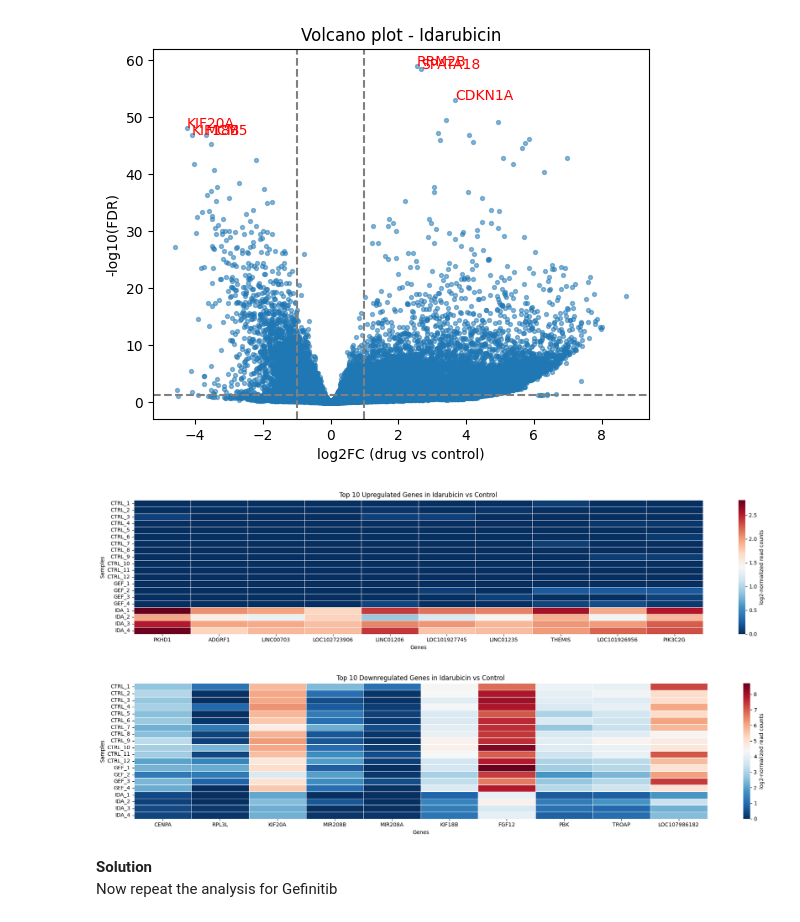
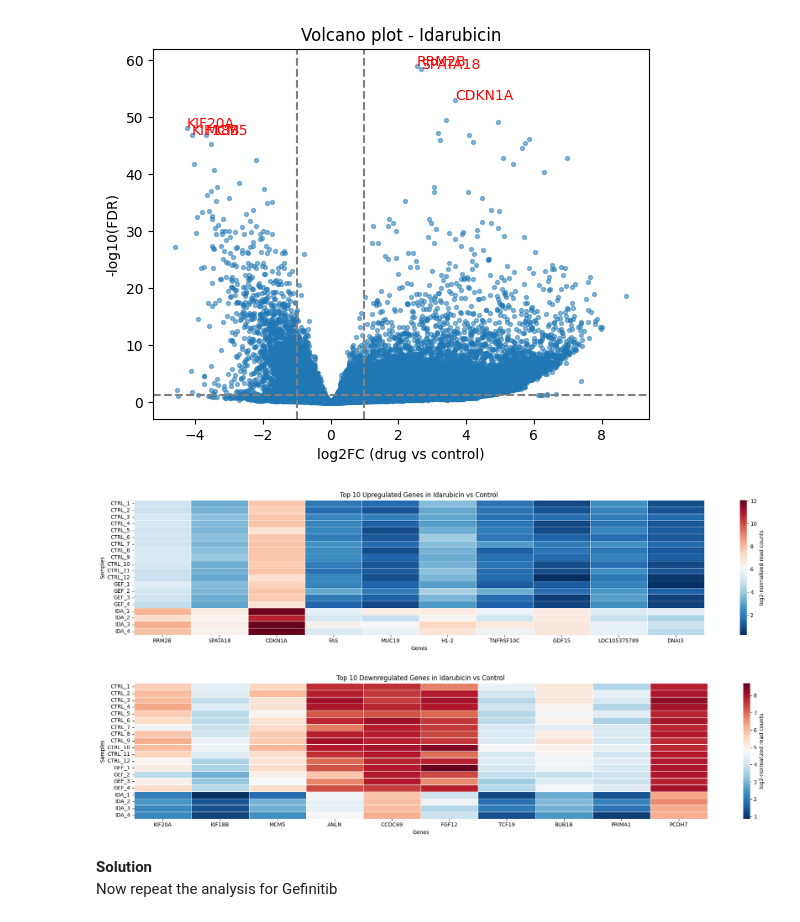
Before and after one commit to LACDR-CDS/SCDR_RNAseq, a Jupyter notebook: Session3and4/group3_solution.ipynb, the cells around one changed output. Drawn from its saved outputs; the diff is of its cells as text; code cells hidden in the pictures.

```diff
--- a/Session3and4/group3_solution.ipynb
+++ b/Session3and4/group3_solution.ipynb
@@ -357,26 +356,25 @@ plt.show()
 # %% [output]
 [figure]
 # %%
-gene_list = upregulated_genes_ida.sort_values(by="log2FoldChange", ascending=False).head(10).index
-
+gene_list = results_df_ida[results_df_ida.log2FoldChange > 1].nsmallest(10, "padj").index
 
 subset = log_transformed_counts.loc[log_transformed_counts.index.intersection(gene_list)].T
 subset = subset[gene_list]
 
 plt.figure(figsize=(len(subset), 4.5))
 
 sns.heatmap(subset, cmap="RdBu_r", linecolor = "white", linewidth = 0.5, cbar_kws={"label": "log2-normalized read counts"}
 )
 plt.title("Top 10 Upregulated Genes in Idarubicin vs Control")
 plt.xlabel("Genes")
 plt.ylabel("Samples")
 plt.tight_layout()
 plt.savefig("plots/heatmap_session2.png", dpi = 200)
 plt.show()
 # %% [output]
-[figure, old version]
+[figure, new version]
 # %%
-gene_list = downregulated_genes_ida.sort_values(by="log2FoldChange", ascending=True).head(10).index
+gene_list = results_df_ida[results_df_ida.log2FoldChange < 1].nsmallest(10, "padj").index
 
 subset = log_transformed_counts.loc[log_transformed_counts.index.intersection(gene_list)].T
 subset = subset[gene_list]
@@ -392,7 +390,7 @@ plt.tight_layout()
 plt.savefig("plots/heatmap_session2.png", dpi = 200)
 plt.show()
 # %% [output]
-[figure, old version]
+[figure, new version]
 # %% [markdown]
 **Solution**
 Now repeat the analysis for Gefinitib
```
Also changed, not shown: parts of 4 cells of this notebook.
